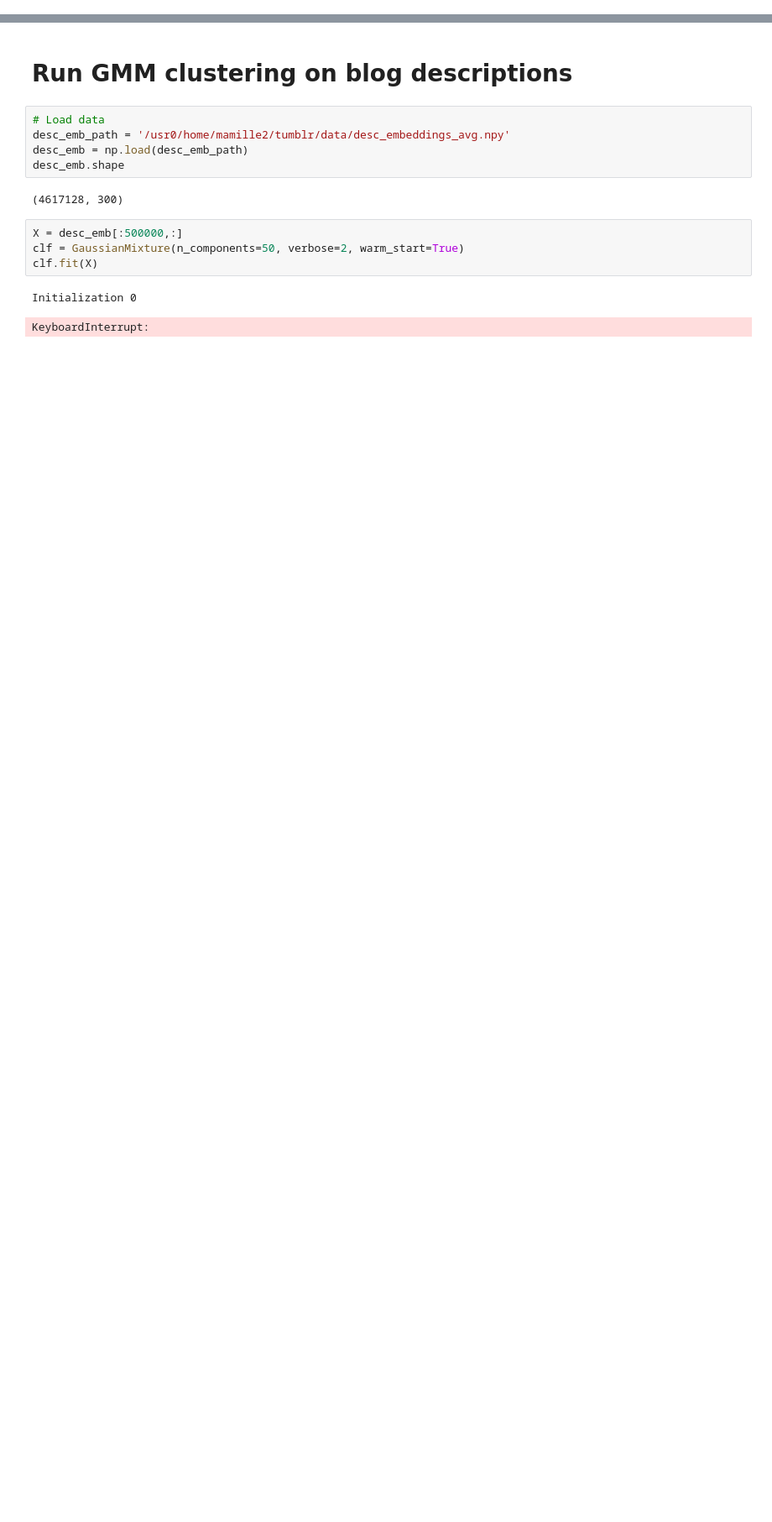
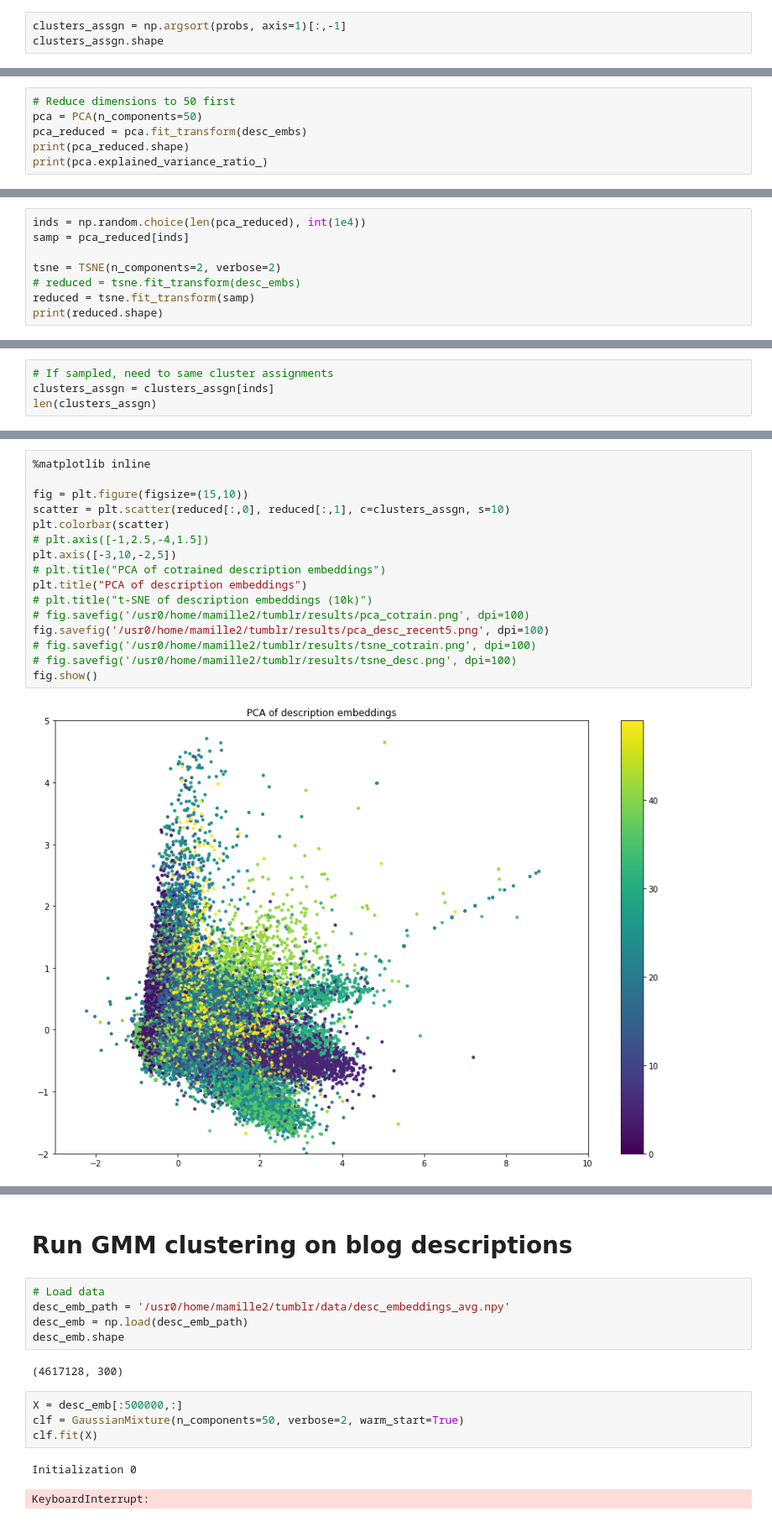
Before and after one commit to michaelmilleryoder/tumblr-scripts, a Jupyter notebook: jupyter/blog_descriptions_experiments.ipynb, the cells around one changed output, grey strips where cells are left out. Shown at 84% size. Saved outputs shown, nothing was run; the diff lists cells and outputs as text; blank space fills up the shorter version.

```diff
--- a/jupyter/blog_descriptions_experiments.ipynb
+++ b/jupyter/blog_descriptions_experiments.ipynb
@@ -17,0 +196,3 @@ from pprint import pprint
+# %%
+clusters_assgn = np.argsort(probs, axis=1)[:,-1]
+clusters_assgn.shape
@@ -17,0 +213,6 @@ from pprint import pprint
+# %%
+# Reduce dimensions to 50 first
+pca = PCA(n_components=50)
+pca_reduced = pca.fit_transform(desc_embs)
+print(pca_reduced.shape)
+print(pca.explained_variance_ratio_)
@@ -17,0 +230,8 @@ from pprint import pprint
+# %%
+inds = np.random.choice(len(pca_reduced), int(1e4))
+samp = pca_reduced[inds]
+
+tsne = TSNE(n_components=2, verbose=2)
+# reduced = tsne.fit_transform(desc_embs)
+reduced = tsne.fit_transform(samp)
+print(reduced.shape)
@@ -17,0 +258,4 @@ from pprint import pprint
+# %%
+# If sampled, need to same cluster assignments
+clusters_assgn = clusters_assgn[inds]
+len(clusters_assgn)
@@ -17,0 +264,18 @@ from pprint import pprint
+# %%
+%matplotlib inline
+
+fig = plt.figure(figsize=(15,10))
+scatter = plt.scatter(reduced[:,0], reduced[:,1], c=clusters_assgn, s=10)
+plt.colorbar(scatter)
+# plt.axis([-1,2.5,-4,1.5])
+plt.axis([-3,10,-2,5])
+# plt.title("PCA of cotrained description embeddings")
+plt.title("PCA of description embeddings")
+# plt.title("t-SNE of description embeddings (10k)")
+# fig.savefig('/usr0/home/mamille2/tumblr/results/pca_cotrain.png', dpi=100)
+fig.savefig('/usr0/home/mamille2/tumblr/results/pca_desc_recent5.png', dpi=100)
+# fig.savefig('/usr0/home/mamille2/tumblr/results/tsne_cotrain.png', dpi=100)
+# fig.savefig('/usr0/home/mamille2/tumblr/results/tsne_desc.png', dpi=100)
+fig.show()
+# %% [output]
+[figure, added]
```
Also changed, not shown: parts of 26 cells of this notebook, 6 other files.
